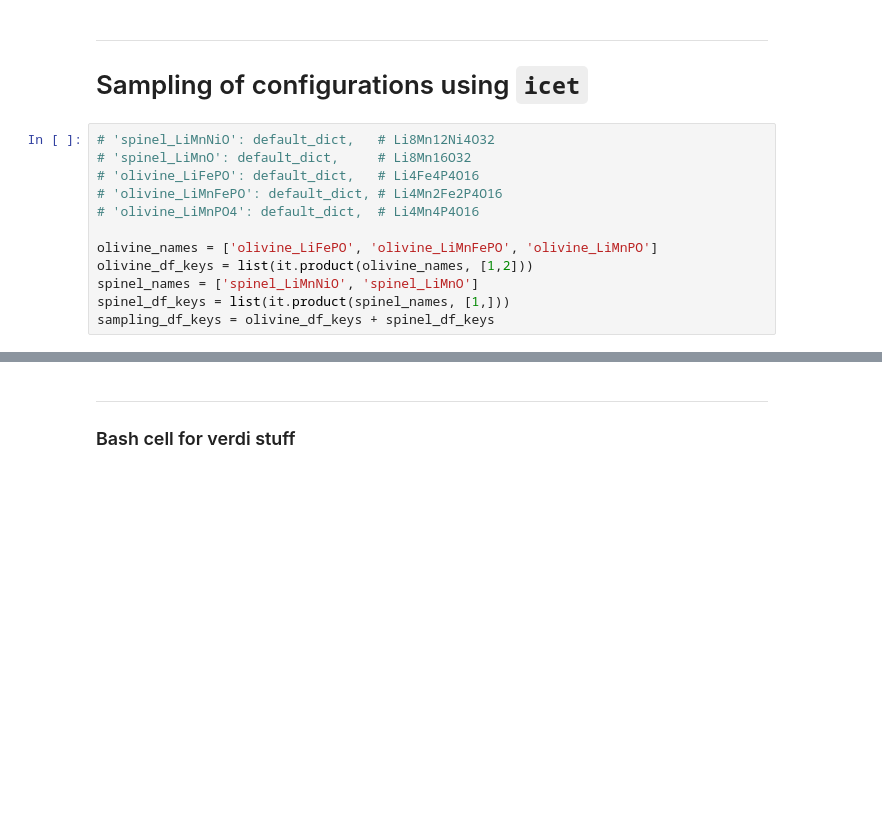
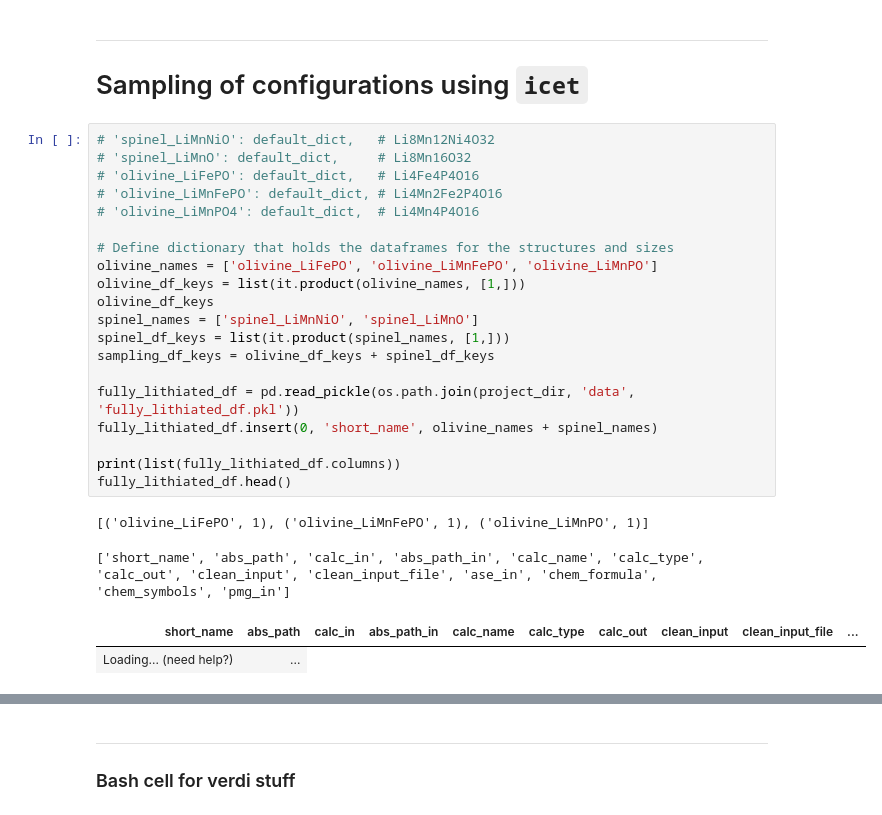
Before and after one commit to GeigerJ2/bat_uv_ml, a Jupyter notebook: code/configuration_sampling.ipynb, the cells around one changed output, grey strips where cells are left out. Saved outputs shown, nothing was run; the diff lists cells and outputs as text; blank space fills up the shorter version.

```diff
--- a/code/configuration_sampling.ipynb
+++ b/code/configuration_sampling.ipynb
@@ -45,13 +47,26 @@ Profile<uuid='4fe00b7a32994cfca8b6cf43c2d22a53' name='jgeiger'>
 # %%
 # 'spinel_LiMnNiO': default_dict,   # Li8Mn12Ni4O32
 # 'spinel_LiMnO': default_dict,     # Li8Mn16O32
 # 'olivine_LiFePO': default_dict,   # Li4Fe4P4O16
 # 'olivine_LiMnFePO': default_dict, # Li4Mn2Fe2P4O16
 # 'olivine_LiMnPO4': default_dict,  # Li4Mn4P4O16
 
+# Define dictionary that holds the dataframes for the structures and sizes
 olivine_names = ['olivine_LiFePO', 'olivine_LiMnFePO', 'olivine_LiMnPO']
-olivine_df_keys = list(it.product(olivine_names, [1,2]))
+olivine_df_keys = list(it.product(olivine_names, [1,]))
+olivine_df_keys
 spinel_names = ['spinel_LiMnNiO', 'spinel_LiMnO']
 spinel_df_keys = list(it.product(spinel_names, [1,]))
 sampling_df_keys = olivine_df_keys + spinel_df_keys
+
+fully_lithiated_df = pd.read_pickle(os.path.join(project_dir, 'data', 'fully_lithiated_df.pkl'))
+fully_lithiated_df.insert(0, 'short_name', olivine_names + spinel_names)
+
+print(list(fully_lithiated_df.columns))
+fully_lithiated_df.head()
+# %% [output]
+[('olivine_LiFePO', 1), ('olivine_LiMnFePO', 1), ('olivine_LiMnPO', 1)]
+['short_name', 'abs_path', 'calc_in', 'abs_path_in', 'calc_name', 'calc_type', 'calc_out', 'clean_input', 'clean_input_file', 'ase_in', 'chem_formula', 'chem_symbols', 'pmg_in']
+| short_name | abs_path | calc_in | abs_path_in | calc_name | calc_type | calc_out | clean_input | clean_input_file | ... |
+| Loading... (need help?) | ... |
 # %%
```
Also changed, not shown: parts of 3 cells of this notebook, 1 other file.
